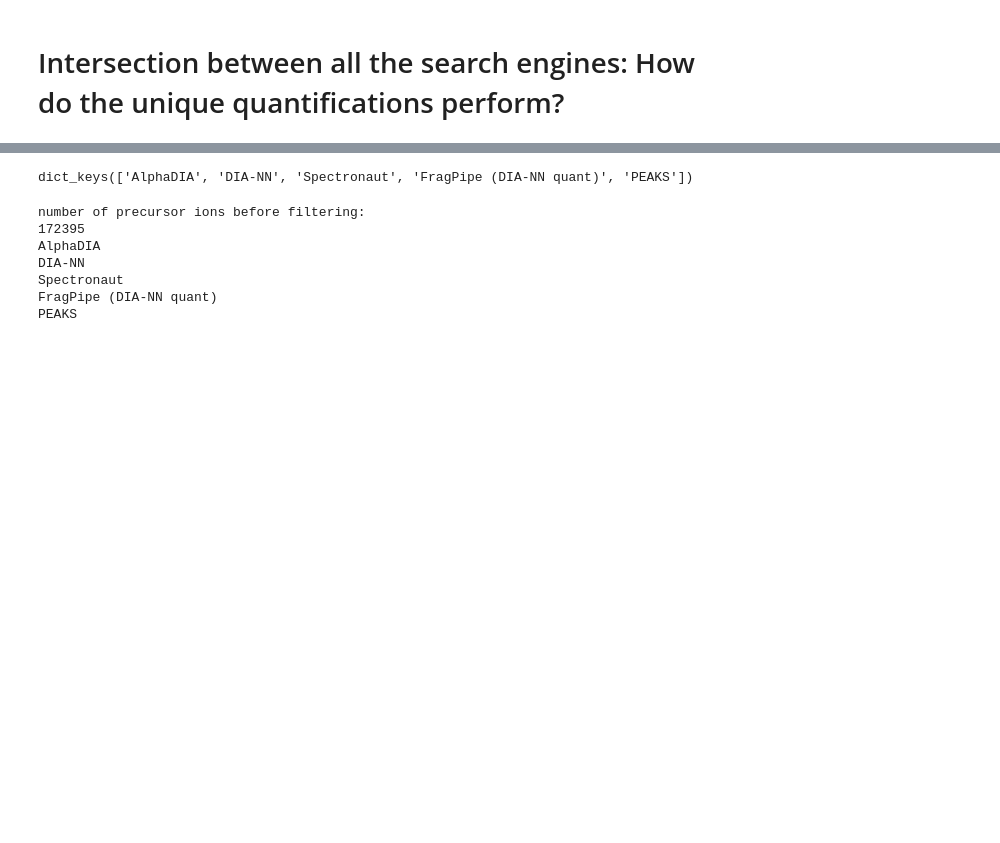
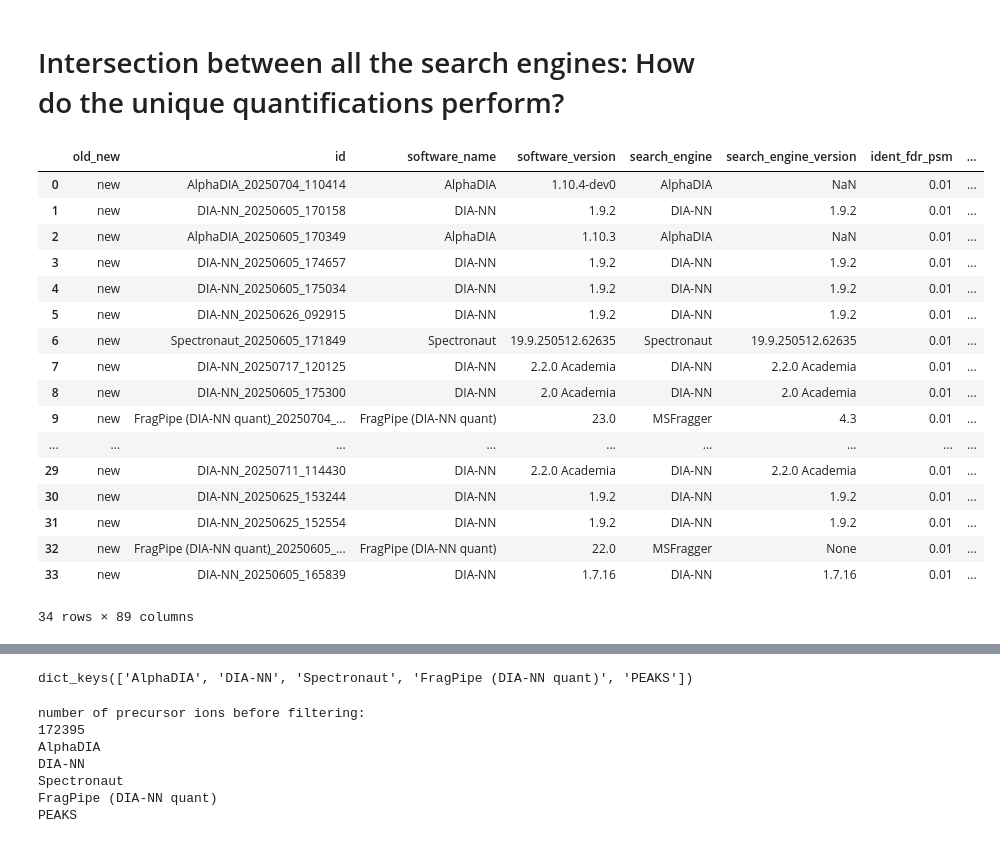
Before and after one commit to Proteobench/ProteoBench, a Jupyter notebook: jupyter_notebooks/analysis/post_analysis/quant/lfq/ion/dia/ions/Astral_diaPASEF_manuscript.ipynb, the cells around one changed output, grey strips where cells are left out. Drawn from its saved outputs; the diff is of its cells as text; code cells hidden in the pictures; blank space fills up the shorter version.

```diff
--- a/jupyter_notebooks/analysis/post_analysis/quant/lfq/ion/dia/ions/Astral_diaPASEF_manuscript.ipynb
+++ b/jupyter_notebooks/analysis/post_analysis/quant/lfq/ion/dia/ions/Astral_diaPASEF_manuscript.ipynb
@@ -775,3 +797,24 @@ subset_hashes = [
+# %%
+Astral_df
+# %% [output]
+|  | old_new | id | software_name | software_version | search_engine | search_engine_version | ident_fdr_psm | ... |
+| 0 | new | AlphaDIA_20250704_110414 | AlphaDIA | 1.10.4-dev0 | AlphaDIA | NaN | 0.01 | ... |
+| 1 | new | DIA-NN_20250605_170158 | DIA-NN | 1.9.2 | DIA-NN | 1.9.2 | 0.01 | ... |
+| 2 | new | AlphaDIA_20250605_170349 | AlphaDIA | 1.10.3 | AlphaDIA | NaN | 0.01 | ... |
+| 3 | new | DIA-NN_20250605_174657 | DIA-NN | 1.9.2 | DIA-NN | 1.9.2 | 0.01 | ... |
+| 4 | new | DIA-NN_20250605_175034 | DIA-NN | 1.9.2 | DIA-NN | 1.9.2 | 0.01 | ... |
+| 5 | new | DIA-NN_20250626_092915 | DIA-NN | 1.9.2 | DIA-NN | 1.9.2 | 0.01 | ... |
+| 6 | new | Spectronaut_20250605_171849 | Spectronaut | 19.9.250512.62635 | Spectronaut | 19.9.250512.62635 | 0.01 | ... |
+| 7 | new | DIA-NN_20250717_120125 | DIA-NN | 2.2.0 Academia | DIA-NN | 2.2.0 Academia | 0.01 | ... |
+| 8 | new | DIA-NN_20250605_175300 | DIA-NN | 2.0 Academia | DIA-NN | 2.0 Academia | 0.01 | ... |
+| 9 | new | FragPipe (DIA-NN quant)_20250704_... | FragPipe (DIA-NN quant) | 23.0 | MSFragger | 4.3 | 0.01 | ... |
+| ... | ... | ... | ... | ... | ... | ... | ... | ... |
+| 29 | new | DIA-NN_20250711_114430 | DIA-NN | 2.2.0 Academia | DIA-NN | 2.2.0 Academia | 0.01 | ... |
+| 30 | new | DIA-NN_20250625_153244 | DIA-NN | 1.9.2 | DIA-NN | 1.9.2 | 0.01 | ... |
+| 31 | new | DIA-NN_20250625_152554 | DIA-NN | 1.9.2 | DIA-NN | 1.9.2 | 0.01 | ... |
+| 32 | new | FragPipe (DIA-NN quant)_20250605_... | FragPipe (DIA-NN quant) | 22.0 | MSFragger | None | 0.01 | ... |
+| 33 | new | DIA-NN_20250605_165839 | DIA-NN | 1.7.16 | DIA-NN | 1.7.16 | 0.01 | ... |
+34 rows × 89 columns
 # %%
 Astral_df_subset = Astral_df[Astral_df["intermediate_hash"].isin(subset_hashes)].copy()
 # %%
```
Also changed, not shown: parts of 28 cells of this notebook.
